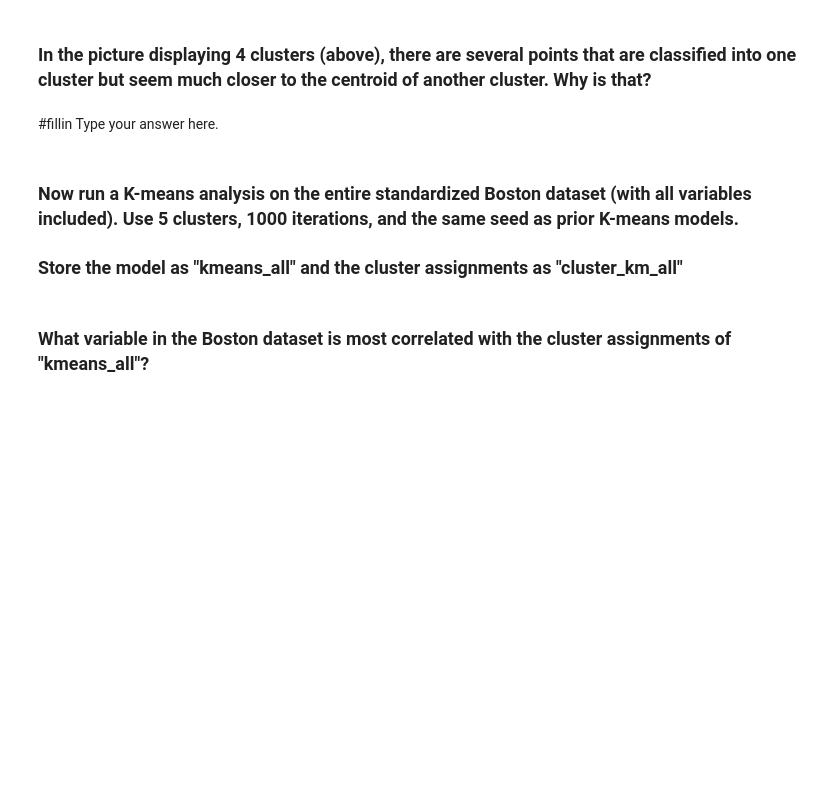
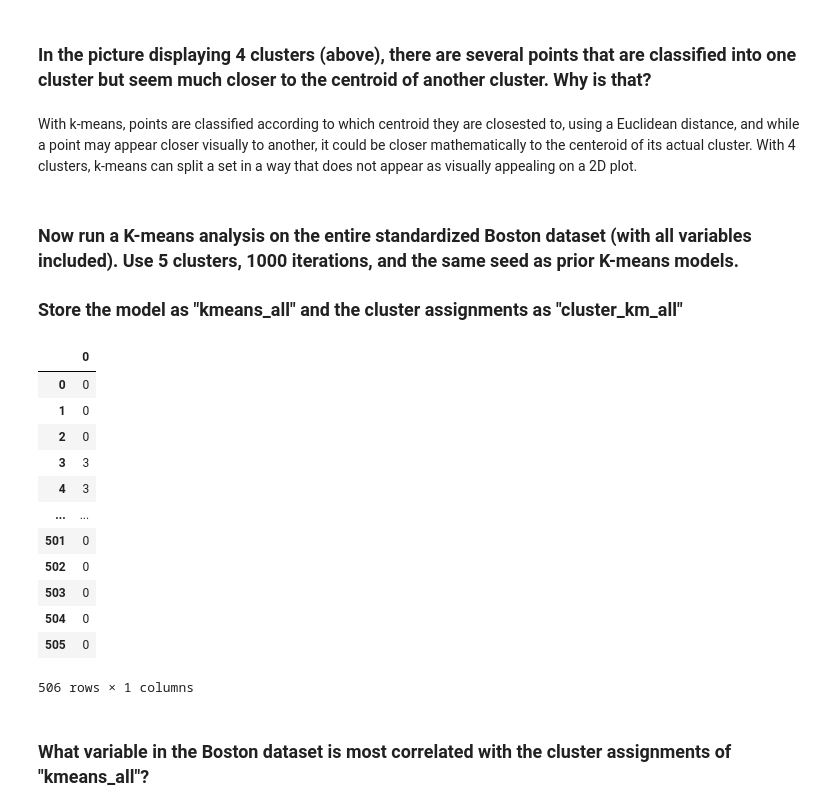
Before and after one commit to Tahmeed65/code_2600, a Jupyter notebook: mod07_clustering.ipynb, the cells around one changed output. Drawn from its saved outputs; the diff is of its cells as text; code cells hidden in the pictures; blank space fills up the shorter version.

Commit message:
mod07answers

```diff
--- a/mod07_clustering.ipynb
+++ b/mod07_clustering.ipynb
@@ -199,15 +282,32 @@ ax.set_ylabel('indus');
 # %% [markdown]
 ### In the picture displaying 4 clusters (above), there are several points that are classified into one cluster but seem much closer to the centroid of another cluster. Why is that?
 # %% [markdown]
-#fillin Type your answer here.
+With k-means, points are classified according to which centroid they are closested to, using a Euclidean distance, and while a point may appear closer visually to another, it could be closer mathematically to the centeroid of its actual cluster. With 4 clusters, k-means can split a set in a way that does not appear as visually appealing on a 2D plot.
 # %% [markdown]
 ### Now run a K-means analysis on the entire standardized Boston dataset (with all variables included). Use 5 clusters, 1000 iterations, and the same seed as prior K-means models.
 
 ### Store the model as "kmeans_all" and the cluster assignments as "cluster_km_all"
 # %%
-kmeans_all = #fillin
+kmeans_all = KMeans(n_clusters=5
+                random_state=seed,
+                n_init=1000).fit(Boston_std)
 
-cluster_km_all = #fillin
+cluster_km_all = pd.DataFrame(kmeans_all.labels_)
+cluster_km_all
+# %% [output]
+|  | 0 |
+| 0 | 0 |
+| 1 | 0 |
+| 2 | 0 |
+| 3 | 3 |
+| 4 | 3 |
+| ... | ... |
+| 501 | 0 |
+| 502 | 0 |
+| 503 | 0 |
+| 504 | 0 |
+| 505 | 0 |
+506 rows × 1 columns
 # %% [markdown]
 ### What variable in the Boston dataset is most correlated with the cluster assignments of "kmeans_all"?
 # %%
```
Also changed, not shown: parts of 27 cells of this notebook.
